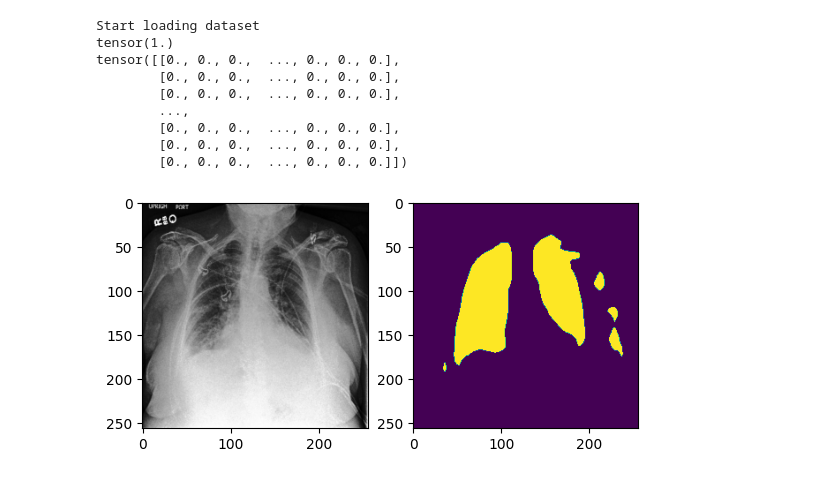
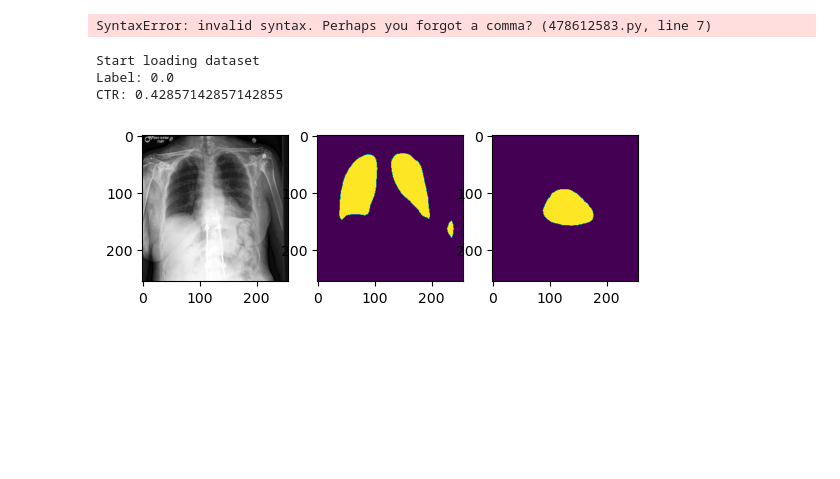
Before and after one commit to felixhasse/chexpert-iml, a Jupyter notebook: evaluate_segmentation.ipynb, the cells around one changed output. Cells and saved outputs as stored; diff of their text form; code cells hidden in the pictures; blank space fills up the shorter version.

Commit message:
Various changes to segmentation and ctr calculation

```diff
--- a/evaluate_segmentation.ipynb
+++ b/evaluate_segmentation.ipynb
@@ -65,9 +53,13 @@ tensor([[0., 0., 0.,  ..., 0., 0., 0.],
 # %%
-transformation_list = [
+"""transformation_list = [
     transforms.Resize((256, 256)),
     transforms.ToTensor(),
 ]
-
+image_transformation_list = [
+    transforms.Resize((256, 256)),
+    HistogramEqualization()
+    transforms.ToTensor(),
+]
 
 image_transformation = transforms.Compose(transformation_list)
 mask_transformation = transforms.Compose(
@@ -76,12 +68,10 @@ mask_transformation = transforms.Compose(
 print("Start loading dataset")
 
 dataset = CheXpertDataset(data_path="./data/CheXpert-v1.0-small/valid.csv",
-                               uncertainty_policy="zeros", transform=image_transformation)
+                          uncertainty_policy="zeros", transform=image_transformation)
 dataloader = DataLoader(dataset=dataset, batch_size=1, shuffle=True)
 
-
 input_data, _ = (next(iter(dataloader)))
-
 
 with torch.no_grad():
     output = model(input_data)["out"]
@@ -95,15 +85,52 @@ with torch.no_grad():
     output_img = transforms.ToPILImage()(output)
     fig, (ax1, ax2) = plt.subplots(1, 2)
     ax1.imshow(input_img)
-    ax2.imshow(output_img)
+    ax2.imshow(output_img)"""
 # %% [output]
-Start loading dataset
-tensor(1.)
-tensor([[0., 0., 0.,  ..., 0., 0., 0.],
-        [0., 0., 0.,  ..., 0., 0., 0.],
-        [0., 0., 0.,  ..., 0., 0., 0.],
-        ...,
-        [0., 0., 0.,  ..., 0., 0., 0.],
-        [0., 0., 0.,  ..., 0., 0., 0.],
-        [0., 0., 0.,  ..., 0., 0., 0.]])
+SyntaxError: invalid syntax. Perhaps you forgot a comma? (478612583.py, line 7)
-[figure, removed]
+# %%
+image_transformation_list = [
+    transforms.Resize((256, 256)),
+    HistogramEqualization(),
+    transforms.ToTensor(),
+]
+
+mask_transformation_list = [
+    transforms.Resize((256, 256)),
+    transforms.ToTensor(),
+]
+
+image_transformation = transforms.Compose(image_transformation_list)
+mask_transformation = transforms.Compose(
+    mask_transformation_list)
+
+print("Start loading dataset")
+
+dataset = CheXpertDataset(data_path="./data/CheXpert-v1.0-small/valid.csv",
+                          uncertainty_policy="zeros", transform=image_transformation)
+dataloader = DataLoader(dataset=dataset, batch_size=1, shuffle=True)
+
+heart_model = load_model("models/heart_segmentation/hist_eq_lr=0.0001_batch=3_21.3_20:22.pth")
+lung_model = load_model("models/lung_segmentation/hist_eq_lr=0.0001_batch=3_21.3_18:46.pth")
+
+input_data, label = (next(iter(dataloader)))
+
+heart_mask = infer_from_tensor(input_data, heart_model)
+lung_mask = infer_from_tensor(input_data, lung_model)
+
+ctr = ctr_from_tensor(input_data, heart_segmentation_model=heart_model, lung_segmentation_model=lung_model)
+input_data = input_data.squeeze()
+input_img = transforms.ToPILImage()(input_data)
+fig, (ax1, ax2, ax3) = plt.subplots(1, 3)
+
+ax1.imshow(input_img)
+ax2.imshow(transforms.ToPILImage()(lung_mask))
+ax3.imshow(transforms.ToPILImage()(heart_mask))
+
+print(f"Label: {label.item()}")
+print(f"CTR: {ctr}")
+# %% [output]
+Start loading dataset
+Label: 0.0
+CTR: 0.42857142857142855
+[figure, added]
```
Also changed, not shown: parts of 3 cells of this notebook, 11 other files.
